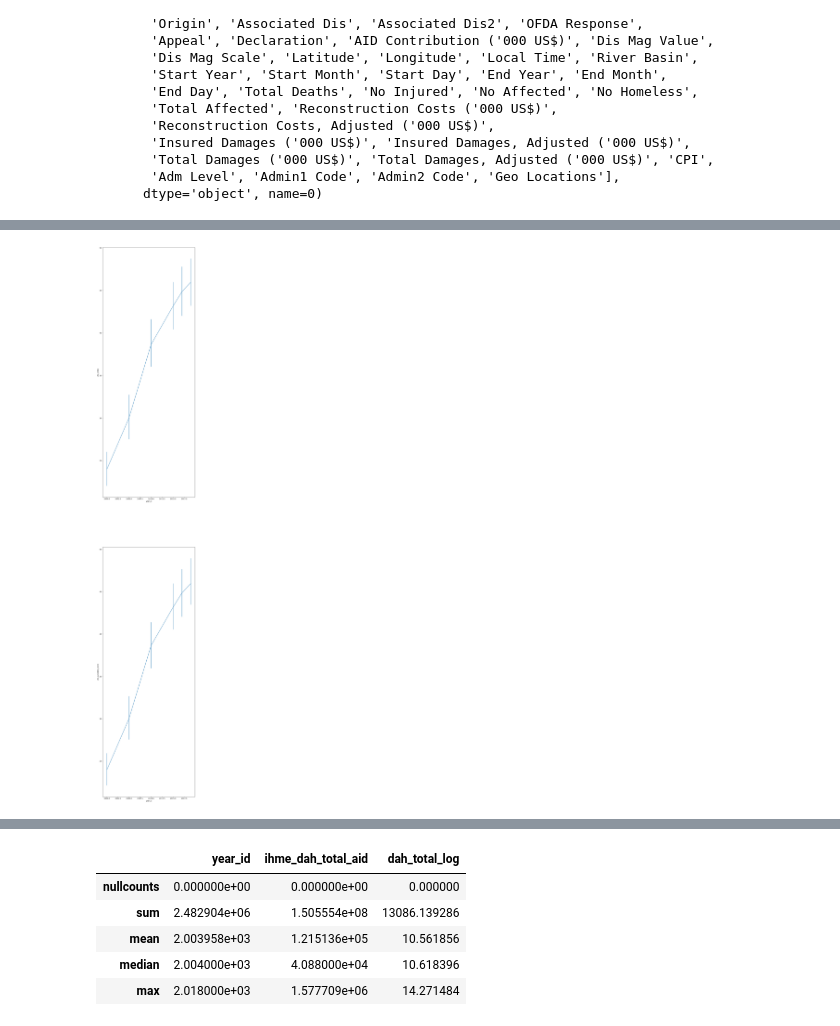
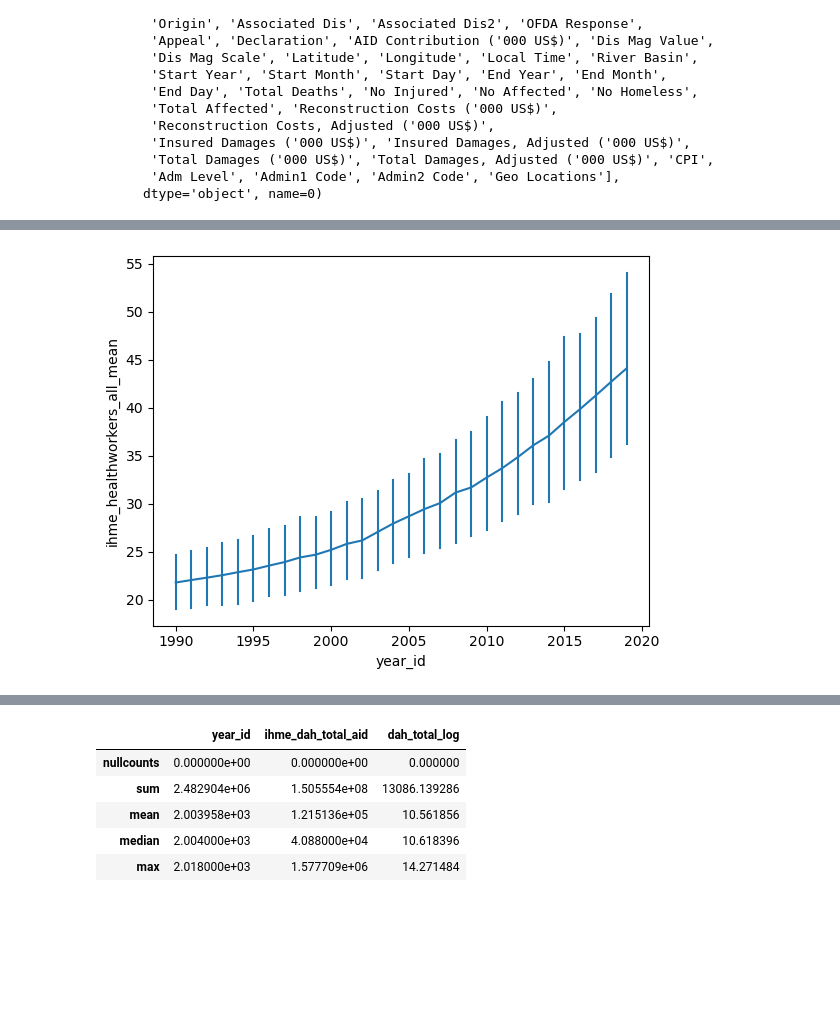
Before and after one commit to NatStrom/Thesis, a Jupyter notebook: controls.ipynb, the cells around one changed output, grey strips where cells are left out. Drawn from its saved outputs; the diff is of its cells as text; code cells hidden in the pictures; blank space fills up the shorter version.

```diff
--- a/controls.ipynb
+++ b/controls.ipynb
@@ -1144,5 +995,6 @@ data_vn.to_csv('data_vn.csv')
 # %%
-data_uhc = pd.read_csv('who_uhc.csv')
+data_uhc = pd.read_csv('Universal Health Coverage.csv')
+data_worker =pd.read_csv('Health Worker Density.csv')
 # %%
 print(data_uhc.dtypes)
 print(data_uhc.columns)
@@ -1168,3 +1020,0 @@ max                             89.361070
-# %%
-data_uhc = data_uhc.rename(columns={'who_iso3':'iso', 'who_year_id':'year_id','who_healthcare_coverage_index':'uhc_index',
-                            'who_healthcare_availability_score':'uhc_available_score'})
@@ -1171,3 +1044,4 @@ data_uhc = data_uhc.rename(columns={'who_iso3':'iso', 'who_year_id':'year_id','w
 # %%
-data_uhc
+data_worker = data_worker.filter(['ihme_healthworkers_all_mean','year_id','iso'])
+data_worker
 # %% [output]
@@ -1246,6 +1084,6 @@ display(data_uhc)
 # %%
 ## only years from 1990 onwards
-data_uhc = data_uhc.loc[data_uhc['year_id'] >= 1990]
+data_worker = data_worker.loc[data_uhc['year_id'] >= 1990]
 # %%
 #test for missingness
 #getting the % of missing values in each column
@@ -1281,10 +1123,8 @@ plt.savefig('uhc1.png')
 # %%
 #create trendlines
-figure, axes = plt.subplots(2,1,figsize=(10,60))
 
-sns.lineplot(x='year_id',y='uhc_index',data=data_uhc,err_style='bars',ax=axes[0])
-sns.lineplot(x='year_id',y='uhc_available_score',data=data_uhc,err_style='bars',ax=axes[1])
 
-plt.savefig('uhc2.png')
+sns.lineplot(x='year_id',y='ihme_healthworkers_all_mean',data=data_worker,err_style='bars')
+plt.savefig('healthworker2.png')
 # %% [output]
-[figure, old version]
+[figure, new version]
```
Also changed, not shown: parts of 50 cells of this notebook, 1 other file.
